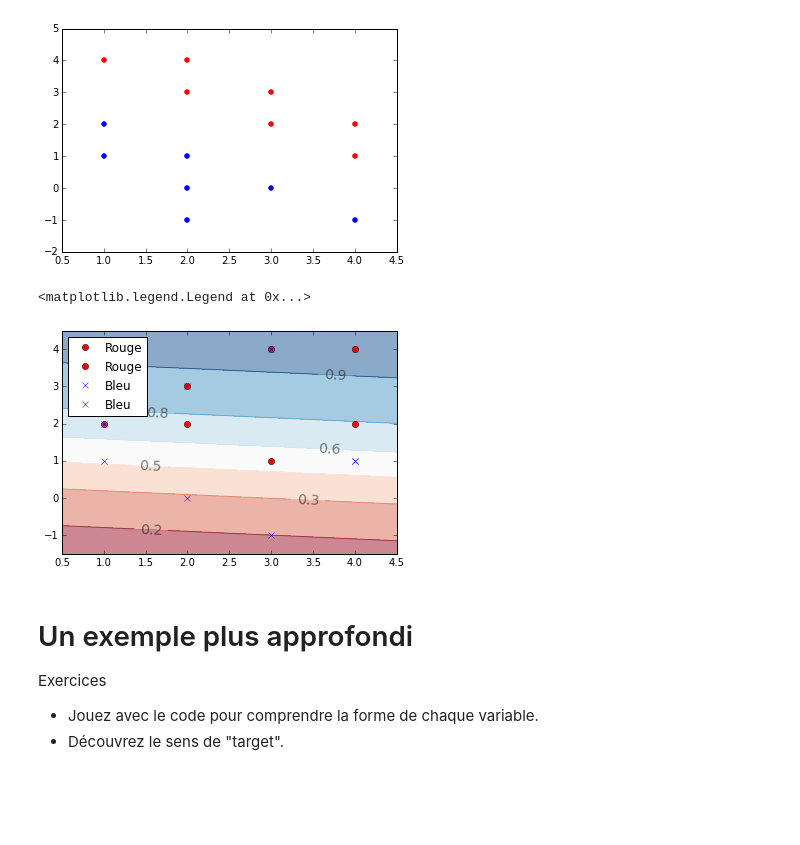
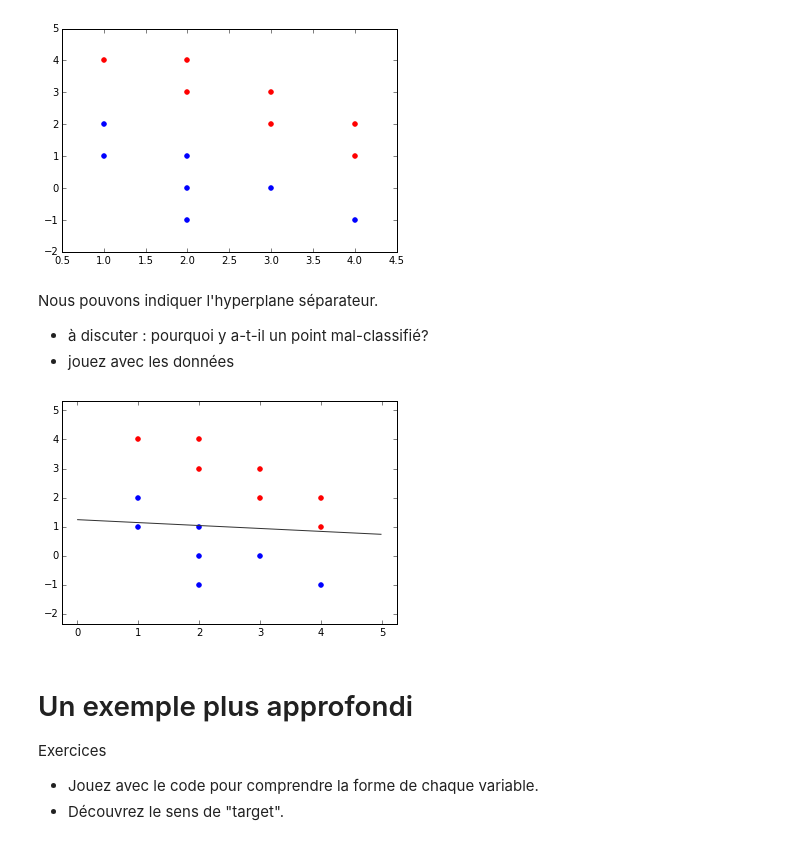
Before and after one commit to JeffAbrahamson/talks, a Jupyter notebook: 2015-11__ML/04-logistic-regression/logistic_regression.ipynb, the cells around one changed output. Saved outputs shown, nothing was run; the diff lists cells and outputs as text; code cells hidden in the pictures; blank space fills up the shorter version.

```diff
--- a/2015-11__ML/04-logistic-regression/logistic_regression.ipynb
+++ b/2015-11__ML/04-logistic-regression/logistic_regression.ipynb
@@ -17,39 +17,33 @@ plt.scatter([x for x,y in bleu], [y for x,y in bleu], color='blue')
 # %% [output]
 <matplotlib.collections.PathCollection at 0x...>
 [figure]
-# %%
-# Inspired by https://stackoverflow.com/questions/20045994/how-do-i-plot-the-decision-boundary-of-a-regression-using-matplotlib
-
-#### FIX THIS, IT'S WRONG. ####
-
-X = np.array(rouge + bleu)
-y = [1] * len(rouge) + [0] * len(bleu)
-
-logreg = LogisticRegression()
-logreg.fit(X, y)
-
-# evenly sampled points
-x_min, x_max = X[:, 0].min() - .5, X[:, 0].max() + .5
-y_min, y_max = X[:, 1].min() - .5, X[:, 1].max() + .5
-xx, yy = np.meshgrid(np.linspace(x_min, x_max, 50),
-                     np.linspace(y_min, y_max, 50))
-plt.xlim(xx.min(), xx.max())
-plt.ylim(yy.min(), yy.max())
-
-#plot background colors
-ax = plt.gca()
-Z = logreg.predict_proba(np.c_[xx.ravel(), yy.ravel()])[:, 1]
-Z = Z.reshape(xx.shape)
-cs = ax.contourf(xx, yy, Z, cmap='RdBu', alpha=.5)
-cs2 = ax.contour(xx, yy, Z, cmap='RdBu', alpha=.5)
-plt.clabel(cs2, fmt = '%2.1f', colors = 'k', fontsize=14)
-
-ax.plot(np.array(rouge), 'ro', label='Rouge')
-ax.plot(np.array(bleu), 'bx', label='Bleu')
-plt.legend(loc='upper left', scatterpoints=1, numpoints=1)
-# %% [output]
-<matplotlib.legend.Legend at 0x...>
-[figure, removed]
+# %% [markdown]
+Nous pouvons indiquer l'hyperplane séparateur.
+
+* à discuter : pourquoi y a-t-il un point mal-classifié?
+* jouez avec les données
+# %%
+# Inspired by https://stackoverflow.com/questions/20045994/how-do-i-plot-the-decision-boundary-of-a-regression-using-matplotlib
+# and http://stackoverflow.com/questions/28256058/plotting-decision-boundary-of-logistic-regression
+
+X = np.array(rouge + bleu)
+y = [1] * len(rouge) + [0] * len(bleu)
+
+logreg = LogisticRegression()
+logreg.fit(X, y)
+
+xx, yy = np.mgrid[0:5:.01, -2:5:.01]
+grid = np.c_[xx.ravel(), yy.ravel()]
+probs = logreg.predict_proba(grid)[:, 1].reshape(xx.shape)
+
+fig, ax = plt.subplots()
+ax.contour(xx, yy, probs, levels=[.5], cmap="Greys", vmin=0, vmax=.6)
+
+plt.scatter([x for x,y in rouge], [y for x,y in rouge], color='red')
+plt.scatter([x for x,y in bleu], [y for x,y in bleu], color='blue')
+plt.show()
+# %% [output]
+[figure, added]
 # %% [markdown]
 # Un exemple plus approfondi
 
```
Also changed, not shown: 3 other files.
